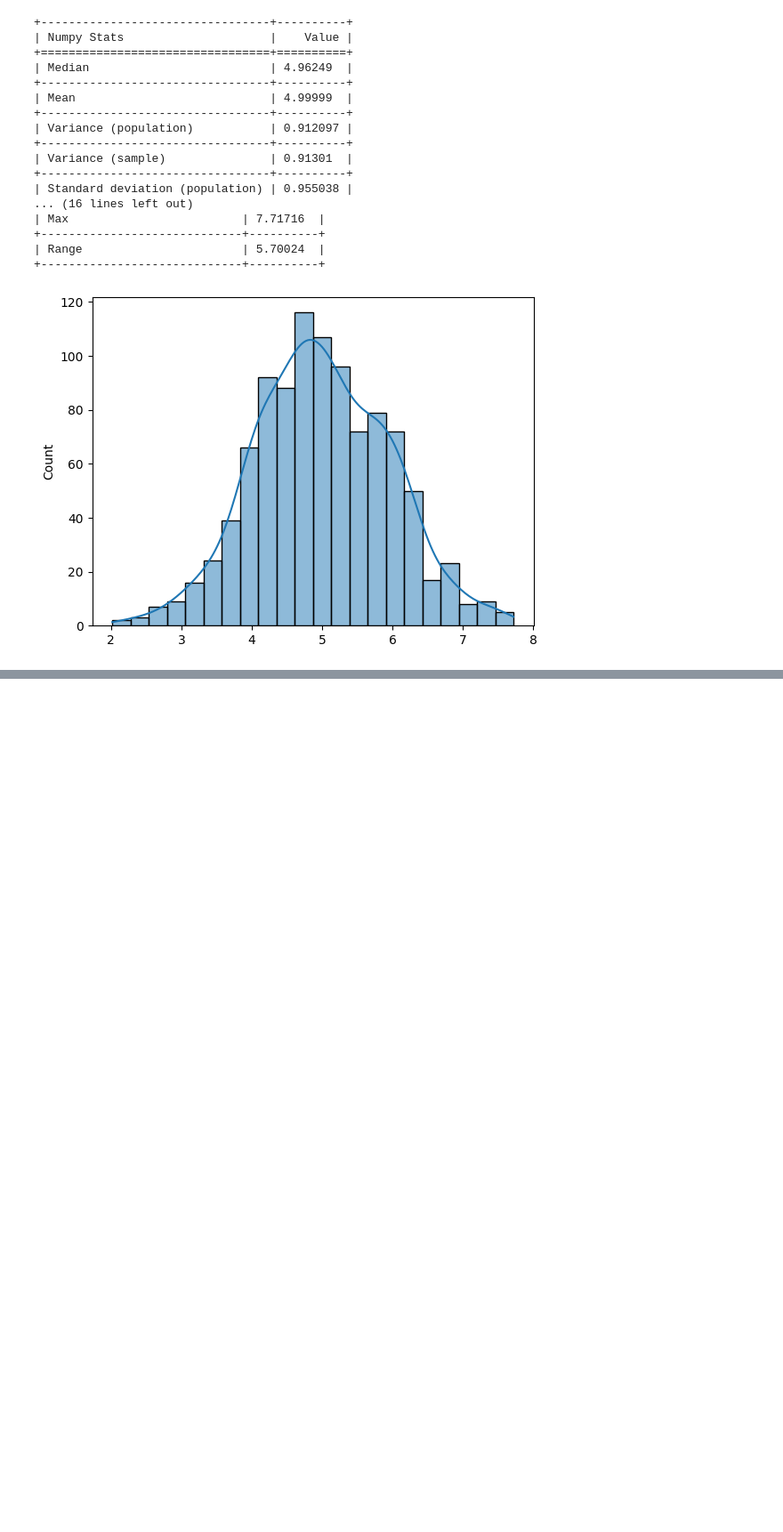
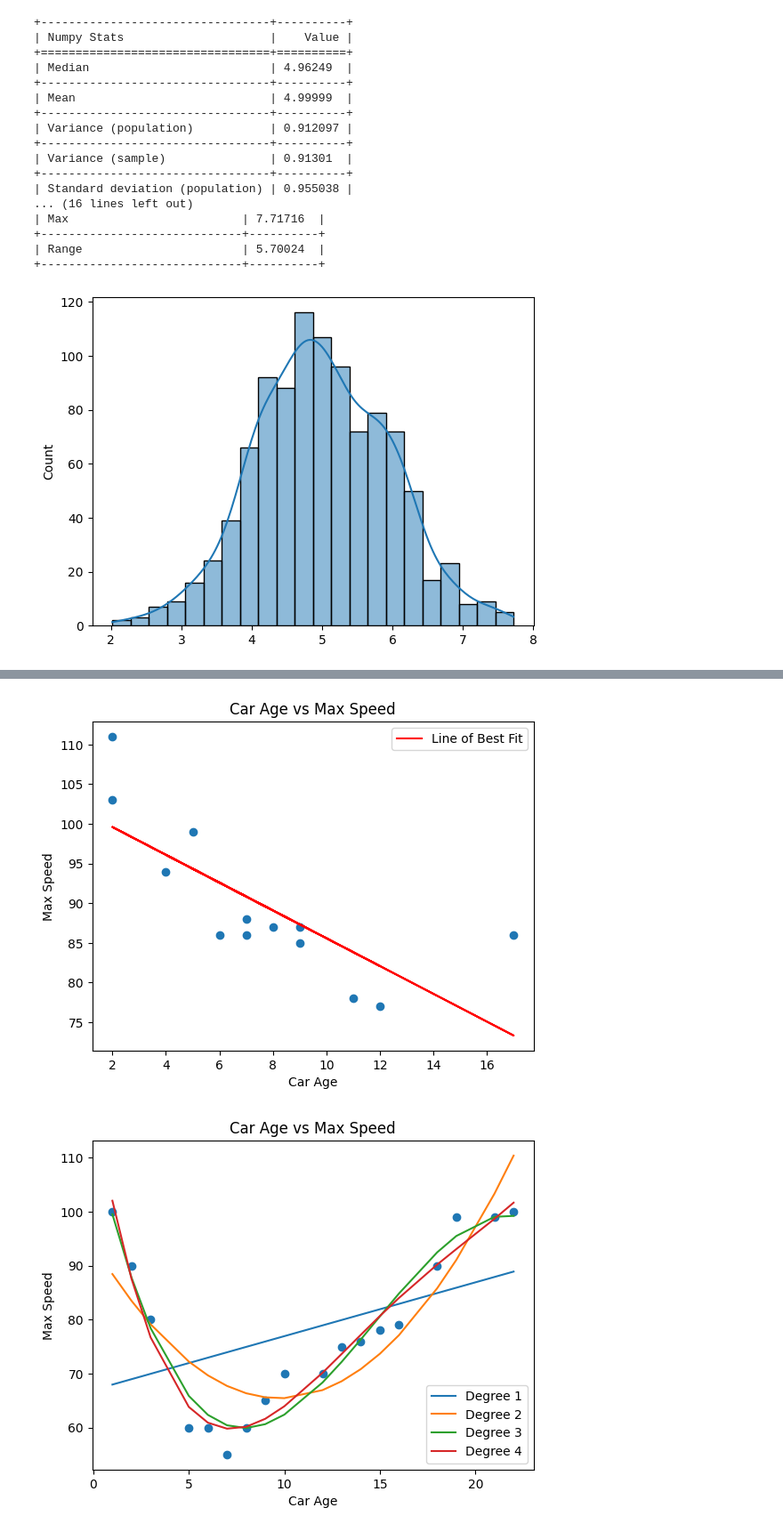
Before and after one commit to dideler/course-level-3-certificate-data-science, a Jupyter notebook: notes/notes.ipynb, the cells around one changed output, grey strips where cells are left out. Shown at 89% size. Saved outputs shown, nothing was run; the diff lists cells and outputs as text; code cells hidden in the pictures; blank space fills up the shorter version.

```diff
--- a/notes/notes.ipynb
+++ b/notes/notes.ipynb
@@ -801,3 +809,81 @@ print(tabulate(scipy_stats, headers=["Scipy Stats", "Value"], tablefmt="grid"))
 | Range                       | 5.70024  |
 +-----------------------------+----------+
 [figure]
+# %%
+# Example of a scatter plot with a best-fit lines
+
+import numpy as np
+import matplotlib.pyplot as plt
+from scipy import stats
+from sklearn.metrics import r2_score
+
+# Linear correlation
+x = [5,7,8,7,2,17,2,9,4,11,12,9,6]
+y = [99,86,87,88,111,86,103,87,94,78,77,85,86]
+
+# Note: If you remove the outlier (17,86) from the sample, the
+#       correlation will be stronger and get better predictions.
+
+# Using Scipy for the slope and intercept (and related values)
+slope, intercept, r, p, std_err = stats.linregress(x, y) # Method from slides (W3Schools)
+print(f"Slope (m): {slope}")
+print(f"Intercept (b): {intercept}")
+print(f"Correlation coefficient: {r}") # Strength and direction of the x-y relationship with a range of (-1,1) where 0 is no linear correlation. Describes the relationship (i.e. "are they related?").
+print(f"Coefficient of determination (r^2): {r ** 2}") # Proportion of variance for a dependent variable. Measures the model fit (i.e. "how closely are they related?"; use when evaluating performance of a regression model). Ranges from (0,1) where 0 is no linear correlation and 1 is perfect linear correlation.
+print(f"r2 score using sklearn: {r2_score(y, [slope * xi + intercept for xi in x])}") # Same as r^2 but using the sklearn library.
+print(f"P value: {p}") # Tests the null hypothesis that the slope is zero (i.e. no correlation). Ranges from (0,1) where 0 is strong evidence against the null hypothesis (i.e. strong relationship between x and y). Used to determine if the relationship is due to chance or a true relationship.
+print(f"Standard error: {std_err}") # Probability that the line is not the best fit by measuring avg distance of the data points from the regression line (aka line of best fit).
+
+# Can also use Numpy for the slope and intercept
+slope, intercept = np.polyfit(x, y, 1) # 1 degree for a linear fit
+
+line_of_best_fit = lambda x: slope * x + intercept
+estimator = list(map(line_of_best_fit, x))
+
+plt.scatter(x, y)
+plt.title("Car Age vs Max Speed")
+plt.xlabel("Car Age")
+plt.ylabel("Max Speed")
+plt.plot(x, estimator, color='red', label="Line of Best Fit")
+plt.legend()
+plt.show()
+
+# Polynomial correlation (i.e. non-linear relationship)
+x = [1,2,3,5,6,7,8,9,10,12,13,14,15,16,18,19,21,22]
+y = [100,90,80,60,60,55,60,65,70,70,75,76,78,79,90,99,99,100]
+
+# Start with 1 degree to see if a linear fit is appropriate
+# then try fitting polynomials of higher degrees (e.g. 2, 3, 4)
+# to see how well a polynomial fits the data.
+
+degrees = [1, 2, 3, 4]
+for degree in degrees:
+    coeffs = np.polyfit(x, y, degree)
+    fit = np.polyval(coeffs, x)
+    plt.plot(x, fit, label=f"Degree {degree}")
+
+# np.polyfit returns the coefficients of the polynomial
+# np.polyval evaluates the polynomial at multiple x values (returns a list)
+# np.poly1d returns a polynomial function from the coefficients (which can be used to evaluate the polynomial at multiple x values)
+
+plt.scatter(x, y)
+plt.title("Car Age vs Max Speed")
+plt.xlabel("Car Age")
+plt.ylabel("Max Speed")
+plt.legend()
+plt.show()
+
+# Polynomial correlation from the slides 08-1 page 35
+model = np.poly1d(np.polyfit(x, y, 3))
+line = np.linspace(1, 22, 100) # 100 evenly spaced values between 1 and 22, creates a smoother best fit line than using the original x values
+
+plt.scatter(x, y)
+plt.plot(line, model(line), color='green', label="Degree 3")
+plt.title("Car Age vs Max Speed")
+plt.xlabel("Car Age")
+plt.ylabel("Max Speed")
+plt.legend()
+plt.show()
+
+# Instructor skipped pages 37-39 as it's similar.
+# %% [output]
@@ -803,0 +897,2 @@ print(tabulate(scipy_stats, headers=["Scipy Stats", "Value"], tablefmt="grid"))
+[figure, added]
+[figure, added]
```
Also changed, not shown: parts of 6 cells of this notebook, 1 other file.
